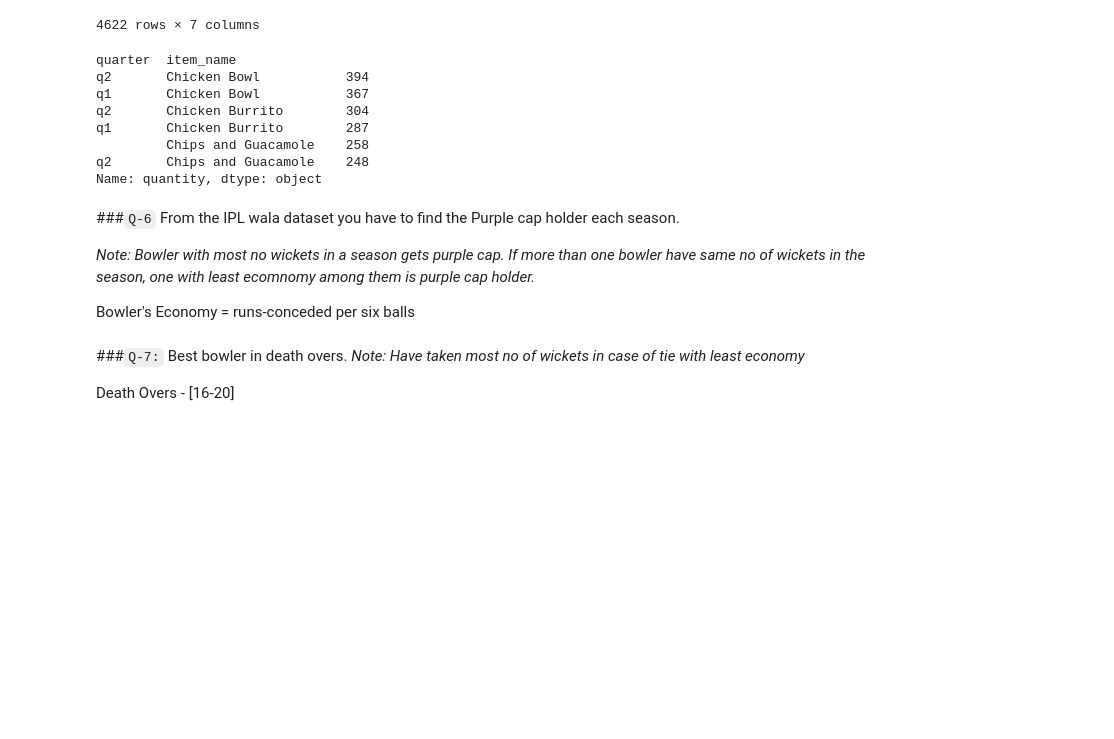
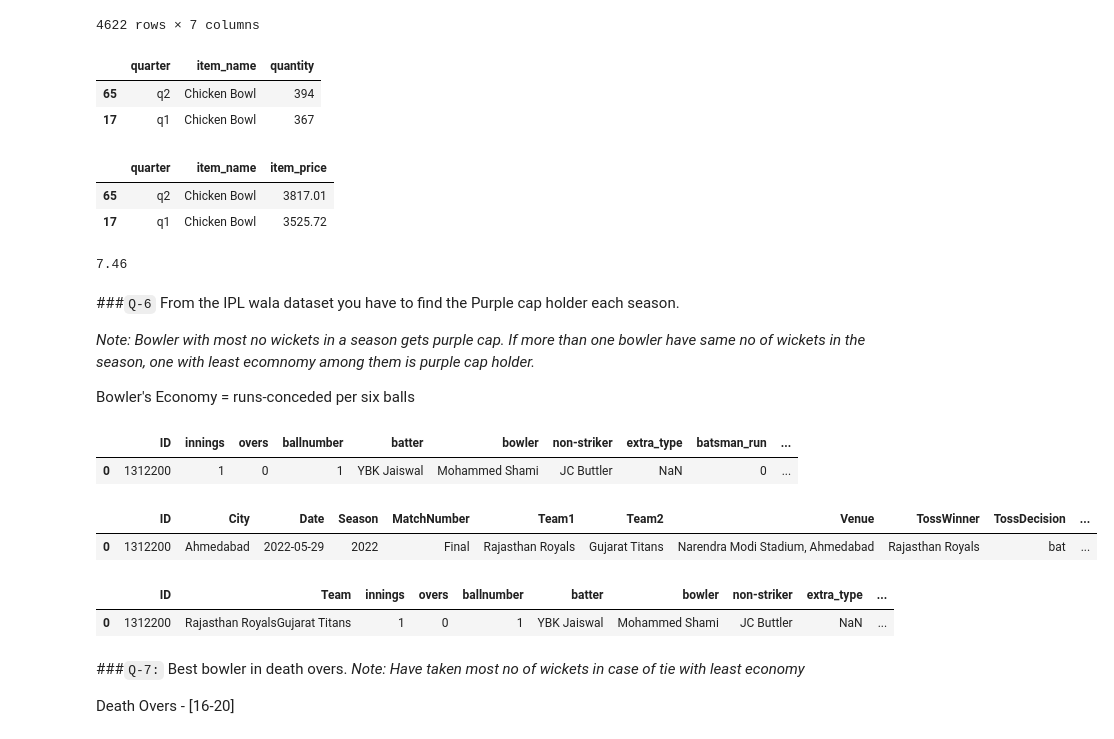
Before and after one commit to singhbhaskar360/Python_ML, a Jupyter notebook: Merging_session_20_task.ipynb, the cells around one changed output. Saved outputs shown, nothing was run; the diff lists cells and outputs as text; code cells hidden in the pictures; blank space fills up the shorter version.

```diff
--- a/Merging_session_20_task.ipynb
+++ b/Merging_session_20_task.ipynb
@@ -113,16 +113,23 @@ f_df
 4622 rows × 7 columns
 # %%
 qg=f_df.groupby(['quarter','item_name'])
-qg['quantity'].sum().sort_values(ascending=False).head(6)
+qg['quantity'].sum().reset_index().sort_values('quantity',ascending=False).drop_duplicates(subset=['quarter'],keep='first')
 # %% [output]
-quarter  item_name
-q2       Chicken Bowl           394
-q1       Chicken Bowl           367
-q2       Chicken Burrito        304
-q1       Chicken Burrito        287
-         Chips and Guacamole    258
-q2       Chips and Guacamole    248
-Name: quantity, dtype: object
+|  | quarter | item_name | quantity |
+| 65 | q2 | Chicken Bowl | 394 |
+| 17 | q1 | Chicken Bowl | 367 |
+# %%
+qr=f_df.groupby(['quarter','item_name'])
+qr['item_price'].sum().reset_index().sort_values('item_price',ascending=False).drop_duplicates(subset=['quarter'],keep='first')
+# %% [output]
+|  | quarter | item_name | item_price |
+| 65 | q2 | Chicken Bowl | 3817.01 |
+| 17 | q1 | Chicken Bowl | 3525.72 |
+# %%
+#1.5
+(f_df['item_price'].sum()/f_df.groupby(['order_id','item_name']).value_counts().sum()).round(2)
+# %% [output]
+7.46
 # %% [markdown]
 ###`Q-6` From the IPL wala dataset you have to find the Purple cap holder each season.
 
@@ -134,3 +139,23 @@ Bowler's Economy = runs-conceded per six balls
+# %%
+# code here
+ipl_bbb=pd.read_csv('/content/IPL_Ball_by_Ball_2008_2022.csv')
+ipl_m=pd.read_csv('/content/IPL_Matches_2008_2022.csv')
+ipl_d=pd.read_csv('/content/ipl_deliveries.csv')
+# %%
+ipl_bbb.head(1)
+# %% [output]
+|  | ID | innings | overs | ballnumber | batter | bowler | non-striker | extra_type | batsman_run | ... |
+| 0 | 1312200 | 1 | 0 | 1 | YBK Jaiswal | Mohammed Shami | JC Buttler | NaN | 0 | ... |
+# %%
+ipl_m.head(1)
+# %% [output]
+|  | ID | City | Date | Season | MatchNumber | Team1 | Team2 | Venue | TossWinner | TossDecision | ... |
+| 0 | 1312200 | Ahmedabad | 2022-05-29 | 2022 | Final | Rajasthan Royals | Gujarat Titans | Narendra Modi Stadium, Ahmedabad | Rajasthan Royals | bat | ... |
+# %%
+ipl_d.head(1)
+# %% [output]
+|  | ID | Team | innings | overs | ballnumber | batter | bowler | non-striker | extra_type | ... |
+| 0 | 1312200 | Rajasthan RoyalsGujarat Titans | 1 | 0 | 1 | YBK Jaiswal | Mohammed Shami | JC Buttler | NaN | ... |
 # %% [markdown]
 ###`Q-7:` Best bowler in death overs.
 *Note: Have taken most no of wickets in case of tie with least economy*
```
Also changed, not shown: parts of 1 cell of this notebook.
